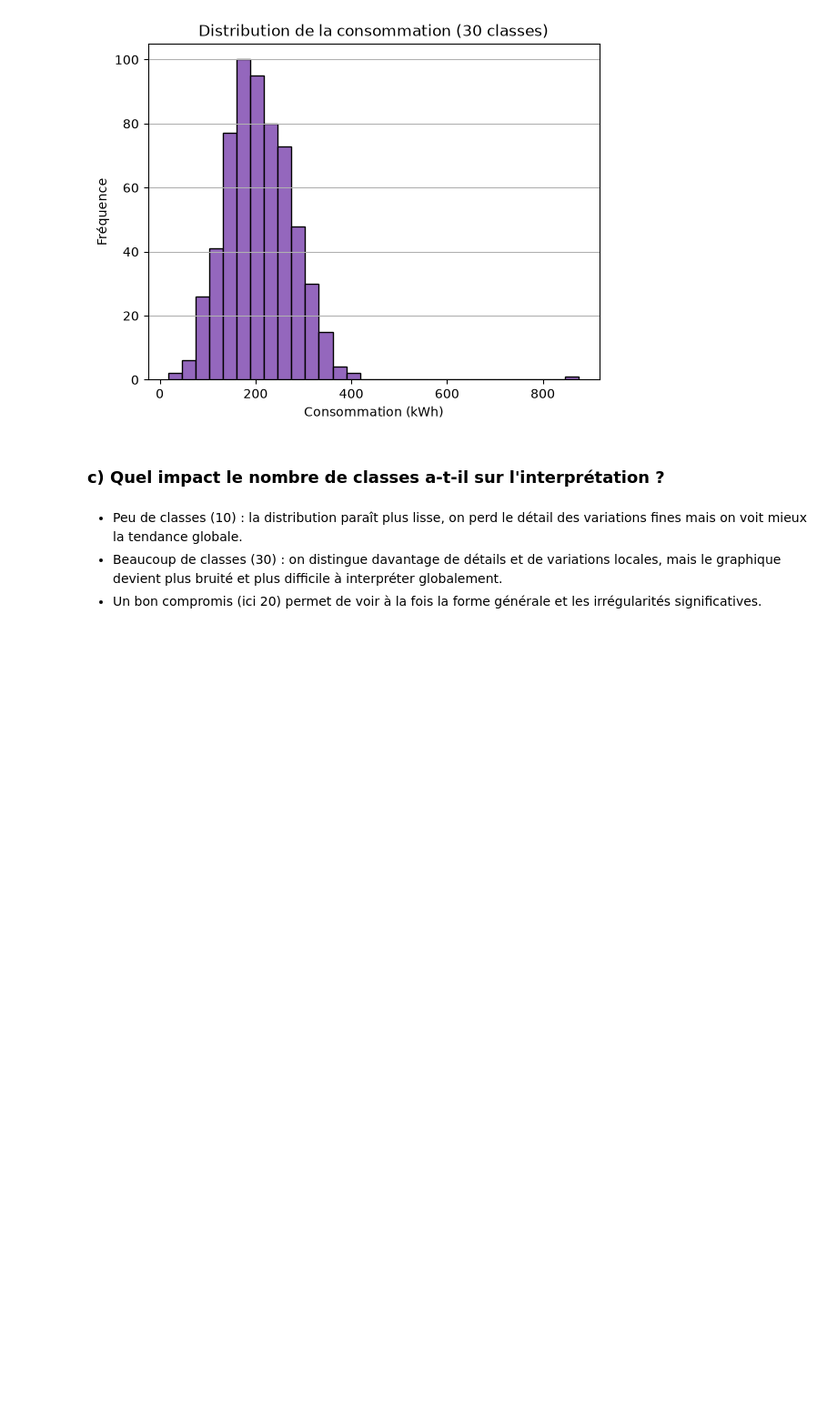
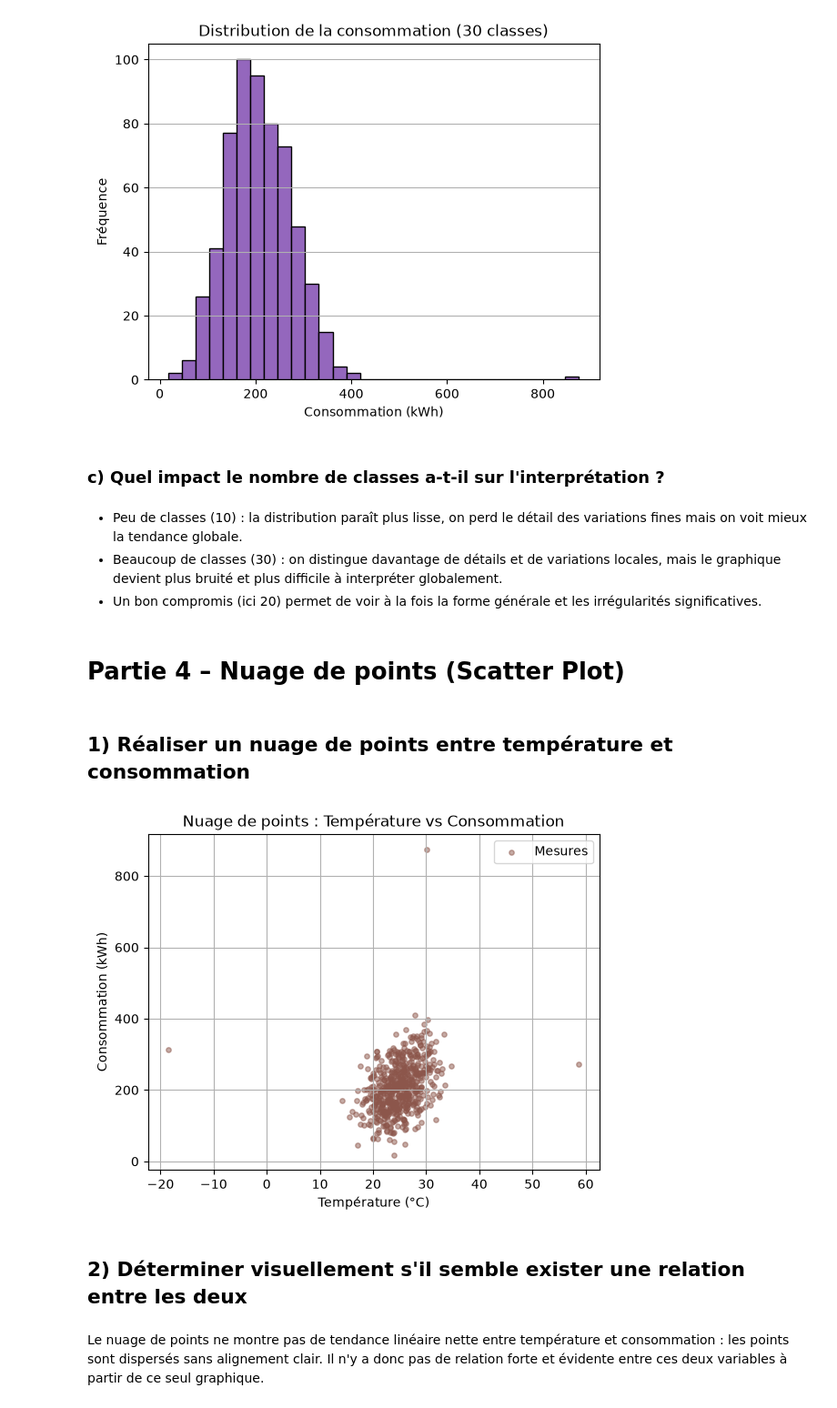
Before and after one commit to Damstat/atelier_matplotlib_iot, a Jupyter notebook: notebooks/telier_matplotlib_iot.ipynb, the cells around one changed output. Shown at 91% size. Drawn from its saved outputs; the diff is of its cells as text; code cells hidden in the pictures; blank space fills up the shorter version.

Commit message:
Partie 4 : Nuage de points
1) Réaliser un nuage de points entre température et consommation

2) Déterminer visuellement s’il semble exister une relation entre la température et la consommation

```diff
--- a/notebooks/telier_matplotlib_iot.ipynb
+++ b/notebooks/telier_matplotlib_iot.ipynb
@@ -178,3 +178,23 @@ plt.show()
 - Peu de classes (10) : la distribution paraît plus lisse, on perd le détail des variations fines mais on voit mieux la tendance globale.
 - Beaucoup de classes (30) : on distingue davantage de détails et de variations locales, mais le graphique devient plus bruité et plus difficile à interpréter globalement.
 - Un bon compromis (ici 20) permet de voir à la fois la forme générale et les irrégularités significatives.
+# %% [markdown]
+# Partie 4 – Nuage de points (Scatter Plot)
+# %% [markdown]
+## 1) Réaliser un nuage de points entre température et consommation
+# %%
+fig, ax = plt.subplots()
+ax.scatter(df["temperature"], df["consommation"], alpha=0.5, color="tab:brown", s=15)
+ax.set_title("Nuage de points : Température vs Consommation")
+ax.set_xlabel("Température (°C)")
+ax.set_ylabel("Consommation (kWh)")
+ax.legend(["Mesures"])
+ax.grid(True)
+plt.show()
+# %% [output]
+[figure, added]
+# %% [markdown]
+## 2) Déterminer visuellement s'il semble exister une relation entre les deux
+# %% [markdown]
+Le nuage de points ne montre pas de tendance linéaire nette entre température et consommation : les points sont dispersés sans alignement clair.
+Il n'y a donc pas de relation forte et évidente entre ces deux variables à partir de ce seul graphique.
```
